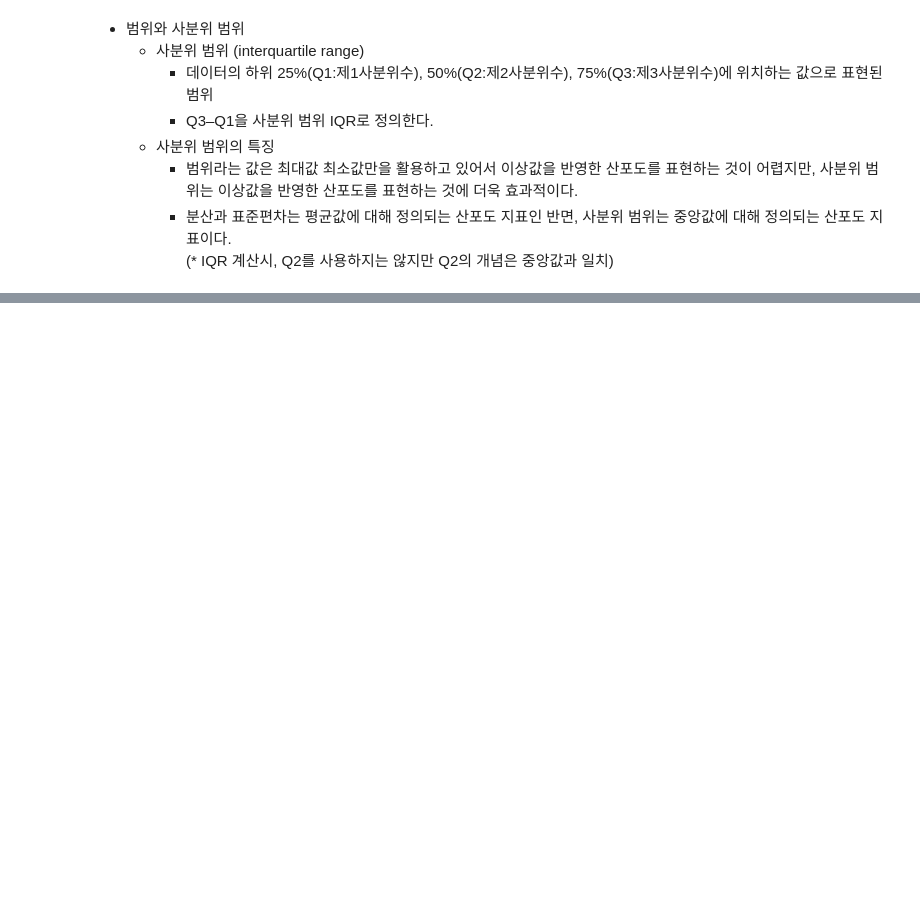
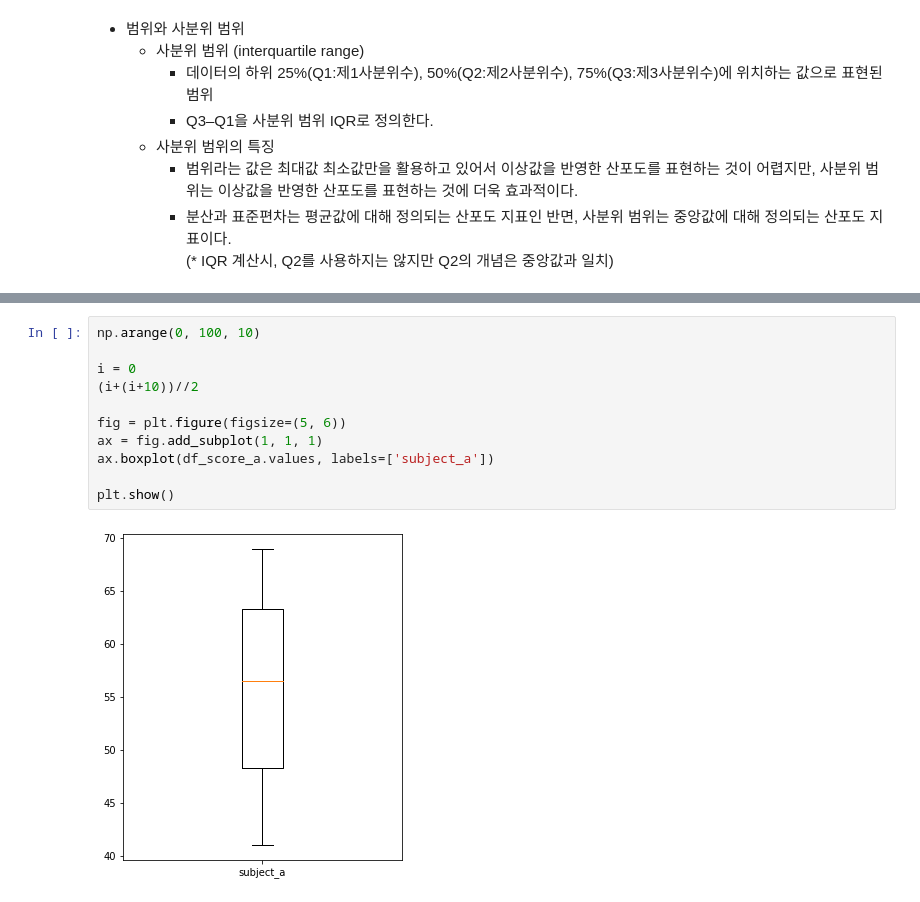
Before and after one commit to Zamoca42/TIL, a Jupyter notebook: Stat/data_analysis.ipynb, the cells around one changed output, grey strips where cells are left out. Saved outputs shown, nothing was run; the diff lists cells and outputs as text; blank space fills up the shorter version.

```diff
--- a/Stat/data_analysis.ipynb
+++ b/Stat/data_analysis.ipynb
@@ -452,0 +825,13 @@ dtype: int64
+# %%
+np.arange(0, 100, 10)
+
+i = 0
+(i+(i+10))//2
+
+fig = plt.figure(figsize=(5, 6))
+ax = fig.add_subplot(1, 1, 1)
+ax.boxplot(df_score_a.values, labels=['subject_a'])
+
+plt.show()
+# %% [output]
+[figure, added]
```
Also changed, not shown: parts of 28 cells of this notebook.
